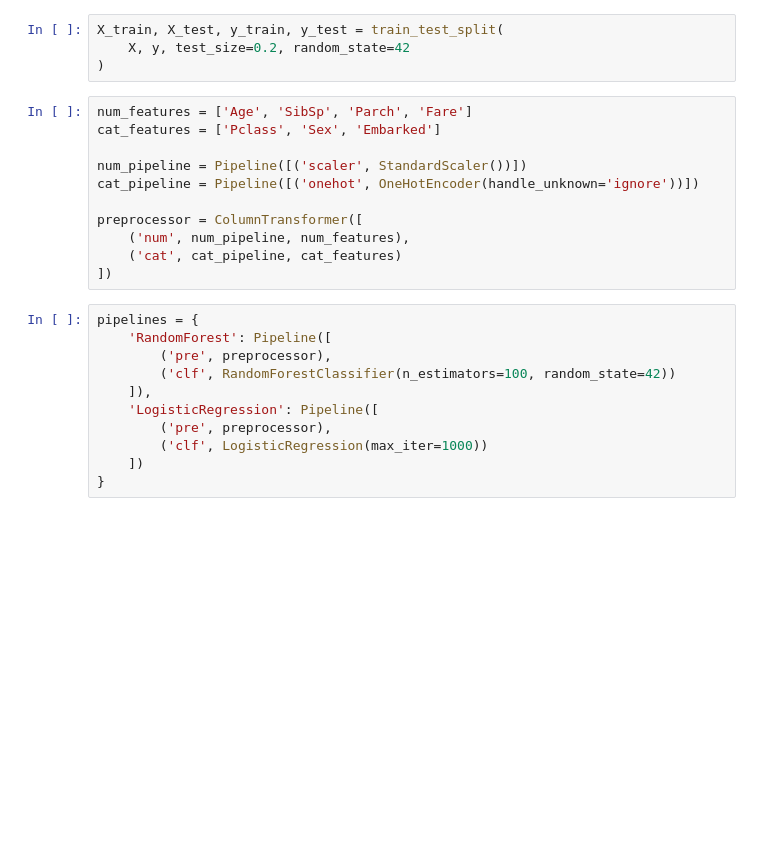
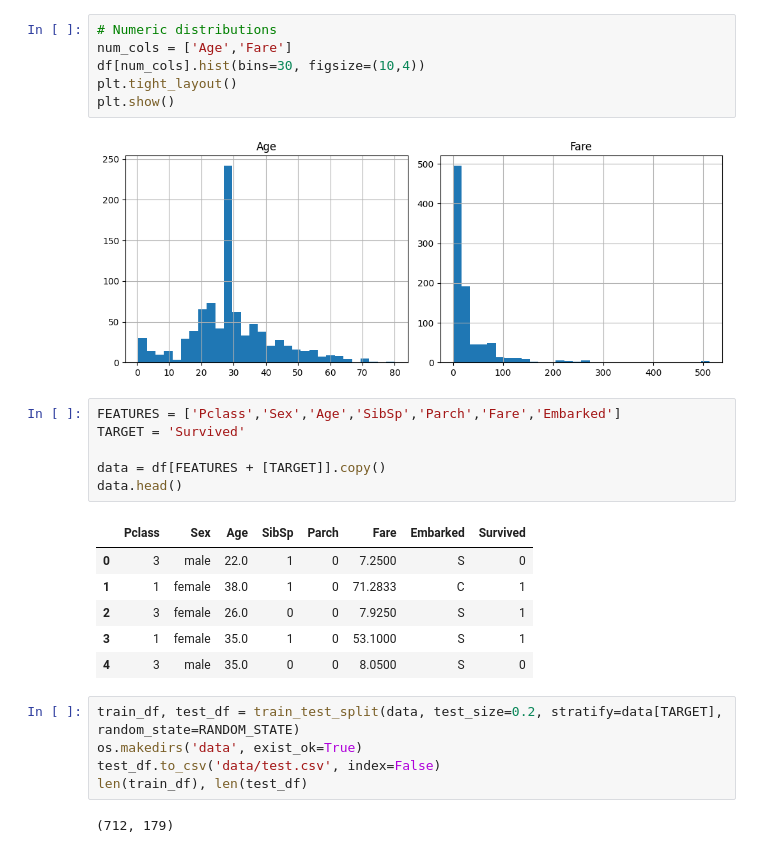
Before and after one commit to farookfasmina/STREAMLIT, a Jupyter notebook: notebooks/model_training.ipynb, the cells around one changed output. Saved outputs shown, nothing was run; the diff lists cells and outputs as text; blank space fills up the shorter version.

```diff
--- a/notebooks/model_training.ipynb
+++ b/notebooks/model_training.ipynb
@@ -31,27 +75,29 @@ y = df['Survived']
 # %%
-X_train, X_test, y_train, y_test = train_test_split(
-    X, y, test_size=0.2, random_state=42
-)
+# Numeric distributions
+num_cols = ['Age','Fare']
+df[num_cols].hist(bins=30, figsize=(10,4))
+plt.tight_layout()
+plt.show()
+# %% [output]
+[figure, added]
 # %%
-num_features = ['Age', 'SibSp', 'Parch', 'Fare']
-cat_features = ['Pclass', 'Sex', 'Embarked']
+FEATURES = ['Pclass','Sex','Age','SibSp','Parch','Fare','Embarked']
+TARGET = 'Survived'
 
-num_pipeline = Pipeline([('scaler', StandardScaler())])
-cat_pipeline = Pipeline([('onehot', OneHotEncoder(handle_unknown='ignore'))])
-
-preprocessor = ColumnTransformer([
-    ('num', num_pipeline, num_features),
-    ('cat', cat_pipeline, cat_features)
-])
+data = df[FEATURES + [TARGET]].copy()
+data.head()
+# %% [output]
+|  | Pclass | Sex | Age | SibSp | Parch | Fare | Embarked | Survived |
+| 0 | 3 | male | 22.0 | 1 | 0 | 7.2500 | S | 0 |
+| 1 | 1 | female | 38.0 | 1 | 0 | 71.2833 | C | 1 |
+| 2 | 3 | female | 26.0 | 0 | 0 | 7.9250 | S | 1 |
+| 3 | 1 | female | 35.0 | 1 | 0 | 53.1000 | S | 1 |
+| 4 | 3 | male | 35.0 | 0 | 0 | 8.0500 | S | 0 |
 # %%
-pipelines = {
-    'RandomForest': Pipeline([
-        ('pre', preprocessor),
-        ('clf', RandomForestClassifier(n_estimators=100, random_state=42))
-    ]),
-    'LogisticRegression': Pipeline([
-        ('pre', preprocessor),
-        ('clf', LogisticRegression(max_iter=1000))
-    ])
-}
+train_df, test_df = train_test_split(data, test_size=0.2, stratify=data[TARGET], random_state=RANDOM_STATE)
+os.makedirs('data', exist_ok=True)
+test_df.to_csv('data/test.csv', index=False)
+len(train_df), len(test_df)
+# %% [output]
+(712, 179)
 # %%
```
Also changed, not shown: parts of 9 cells of this notebook, 3 other files.
